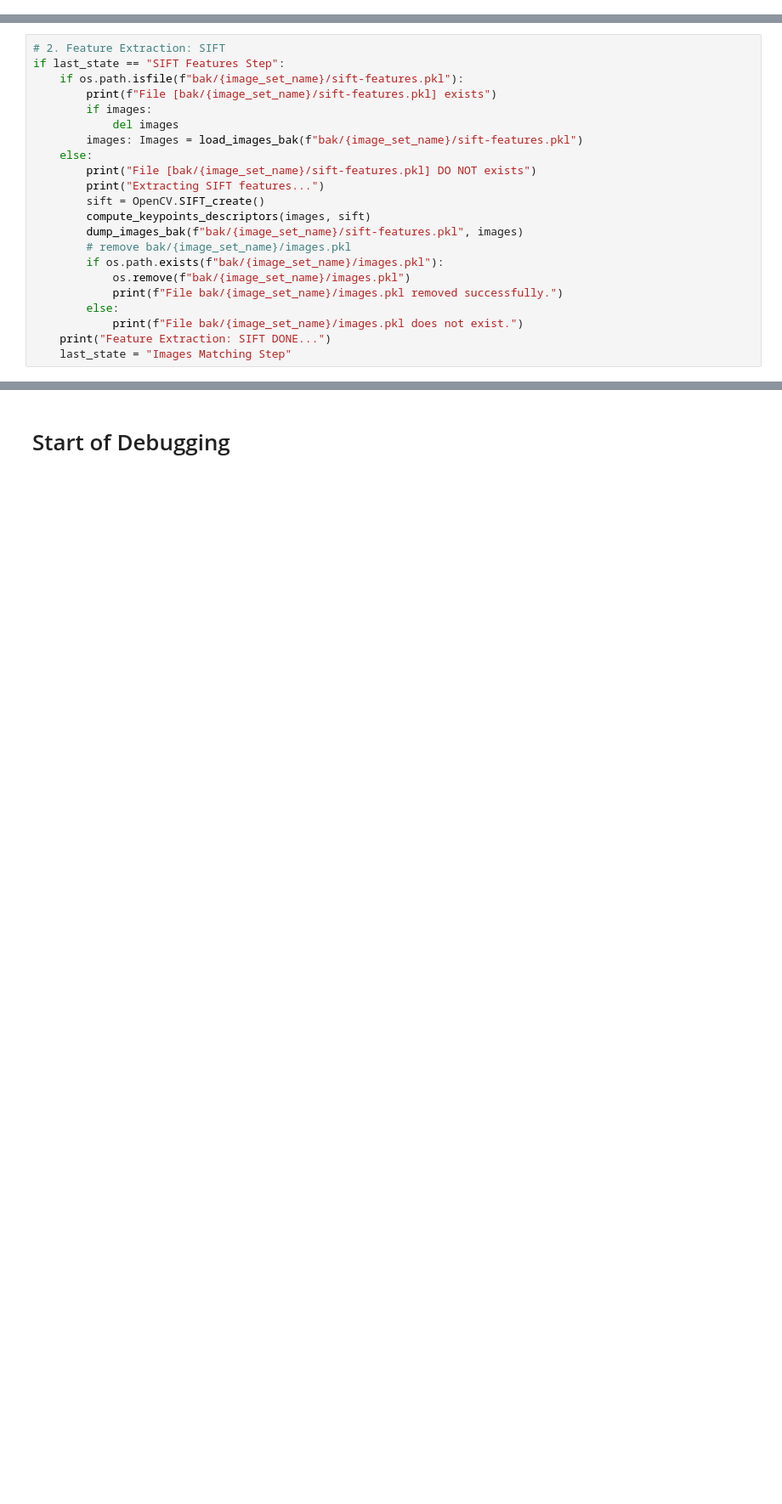
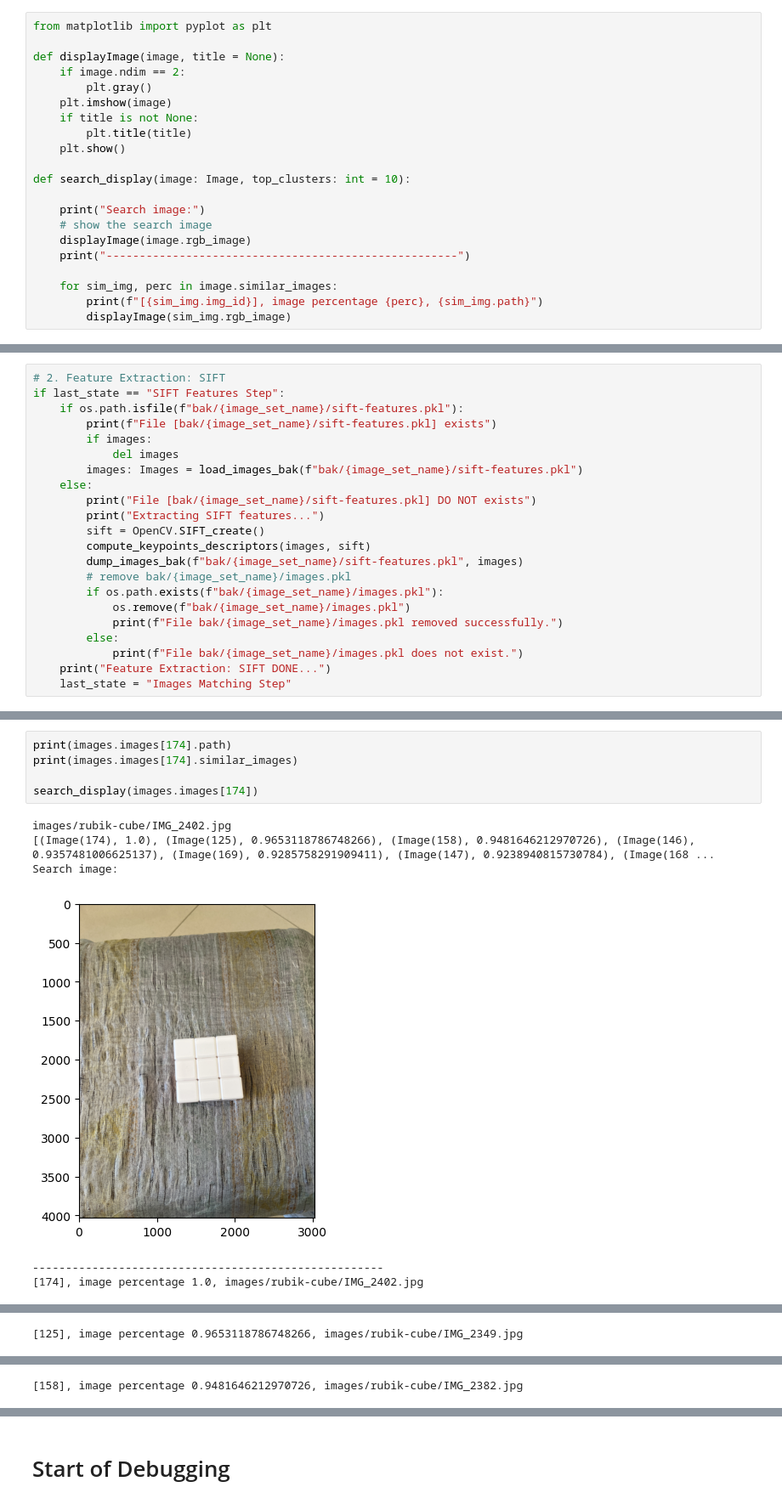
Before and after one commit to ZiadMansourM/photogrammetry, a Jupyter notebook: src/main.ipynb, the cells around one changed output, grey strips where cells are left out. Shown at 85% size. Saved outputs shown, nothing was run; the diff lists cells and outputs as text; blank space fills up the shorter version.

```diff
--- a/src/main.ipynb
+++ b/src/main.ipynb
@@ -128,6 +128,27 @@ class Images:
 
     def __len__(self):
         return len(self.images)
+# %%
+from matplotlib import pyplot as plt
+
+def displayImage(image, title = None):
+    if image.ndim == 2:
+        plt.gray()
+    plt.imshow(image)
+    if title is not None:
+        plt.title(title)
+    plt.show()
+
+def search_display(image: Image, top_clusters: int = 10):
+
+    print("Search image:")
+    # show the search image
+    displayImage(image.rgb_image)
+    print("-----------------------------------------------------")
+
+    for sim_img, perc in image.similar_images:
+        print(f"[{sim_img.img_id}], image percentage {perc}, {sim_img.path}")
+        displayImage(sim_img.rgb_image)
 # %%
 """ Step One: Read and Load Images
 Inputs:
@@ -520,0 +572,12 @@ if last_state == "Images Matching Step":
+# %%
+print(images.images[174].path)
+print(images.images[174].similar_images)
+
+search_display(images.images[174])
+# %% [output]
+images/rubik-cube/IMG_2402.jpg
+[(Image(174), 1.0), (Image(125), 0.9653118786748266), (Image(158), 0.9481646212970726), (Image(146), 0.9357481006625137), (Image(169), 0.9285758291909411), (Image(147), 0.9238940815730784), (Image(168 ...
+Search image:
+[figure, added]
+-----------------------------------------------------
+[174], image percentage 1.0, images/rubik-cube/IMG_2402.jpg
@@ -520,0 +585 @@ if last_state == "Images Matching Step":
+[125], image percentage 0.9653118786748266, images/rubik-cube/IMG_2349.jpg
@@ -520,0 +587 @@ if last_state == "Images Matching Step":
+[158], image percentage 0.9481646212970726, images/rubik-cube/IMG_2382.jpg
```
Also changed, not shown: parts of 22 cells of this notebook, 2 other files.
